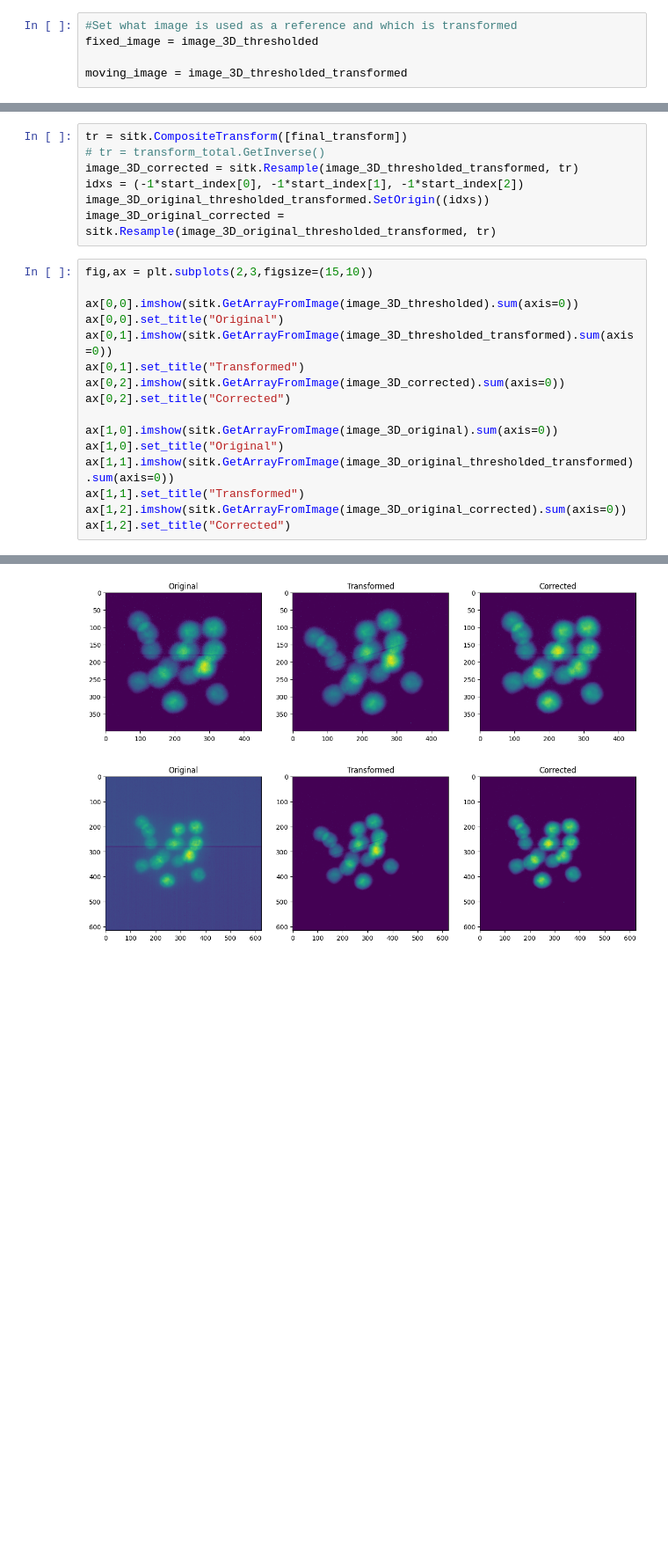
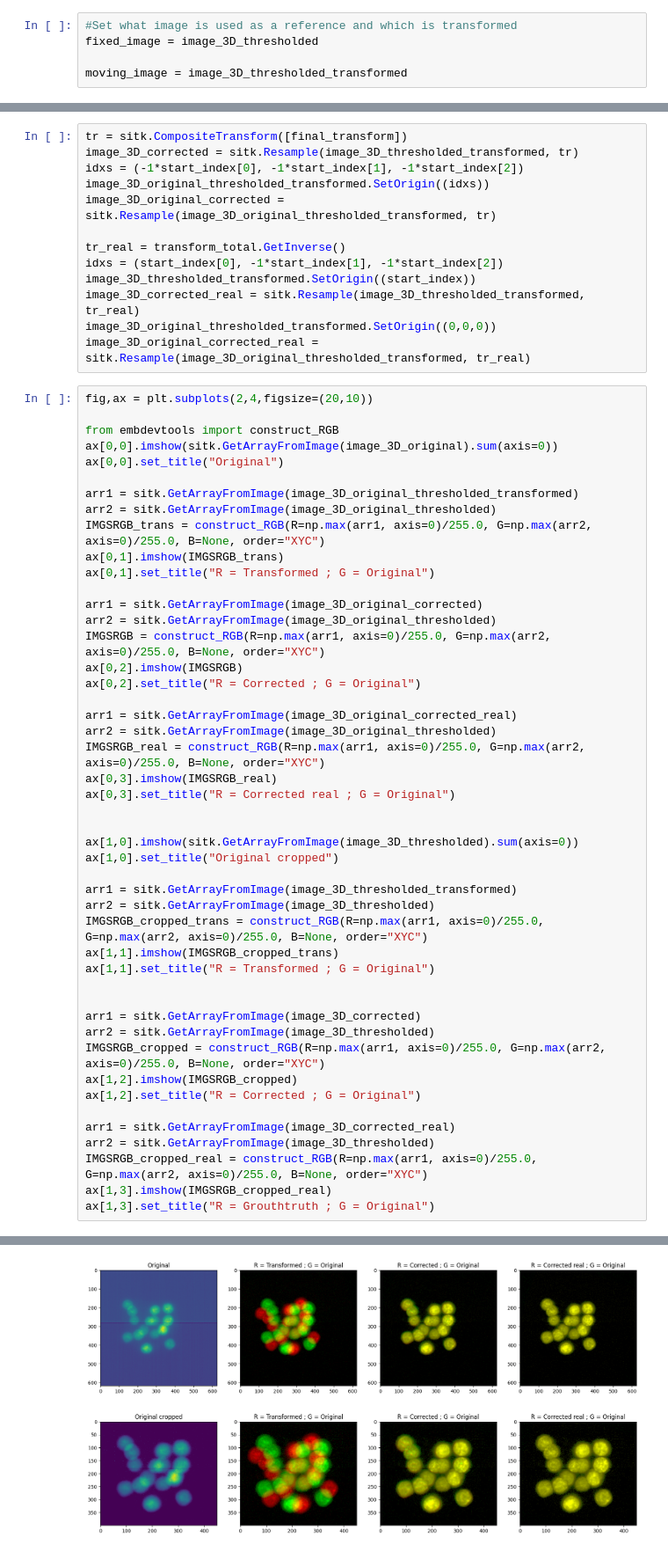
Before and after one commit to dsb-lab/registration_sitk, a Jupyter notebook: sitk_proof_of_concept.ipynb, the cells around one changed output, grey strips where cells are left out. Shown at 88% size. Saved outputs shown, nothing was run; the diff lists cells and outputs as text; blank space fills up the shorter version.

```diff
--- a/sitk_proof_of_concept.ipynb
+++ b/sitk_proof_of_concept.ipynb
@@ -229,24 +228,61 @@ Optimizer's stopping condition, GradientDescentOptimizerv4Template: Convergence
 # %%
 tr = sitk.CompositeTransform([final_transform])
-# tr = transform_total.GetInverse()
 image_3D_corrected = sitk.Resample(image_3D_thresholded_transformed, tr)
 idxs = (-1*start_index[0], -1*start_index[1], -1*start_index[2])
 image_3D_original_thresholded_transformed.SetOrigin((idxs))
 image_3D_original_corrected = sitk.Resample(image_3D_original_thresholded_transformed, tr)
+
+tr_real = transform_total.GetInverse()
+idxs = (start_index[0], -1*start_index[1], -1*start_index[2])
+image_3D_thresholded_transformed.SetOrigin((start_index))
+image_3D_corrected_real = sitk.Resample(image_3D_thresholded_transformed, tr_real)
+image_3D_original_thresholded_transformed.SetOrigin((0,0,0))
+image_3D_original_corrected_real = sitk.Resample(image_3D_original_thresholded_transformed, tr_real)
 # %%
-fig,ax = plt.subplots(2,3,figsize=(15,10))
+fig,ax = plt.subplots(2,4,figsize=(20,10))
 
-ax[0,0].imshow(sitk.GetArrayFromImage(image_3D_thresholded).sum(axis=0))
+from embdevtools import construct_RGB
+ax[0,0].imshow(sitk.GetArrayFromImage(image_3D_original).sum(axis=0))
 ax[0,0].set_title("Original")
-ax[0,1].imshow(sitk.GetArrayFromImage(image_3D_thresholded_transformed).sum(axis=0))
-ax[0,1].set_title("Transformed")
-ax[0,2].imshow(sitk.GetArrayFromImage(image_3D_corrected).sum(axis=0))
-ax[0,2].set_title("Corrected")
 
-ax[1,0].imshow(sitk.GetArrayFromImage(image_3D_original).sum(axis=0))
-ax[1,0].set_title("Original")
-ax[1,1].imshow(sitk.GetArrayFromImage(image_3D_original_thresholded_transformed).sum(axis=0))
-ax[1,1].set_title("Transformed")
-ax[1,2].imshow(sitk.GetArrayFromImage(image_3D_original_corrected).sum(axis=0))
-ax[1,2].set_title("Corrected")
+arr1 = sitk.GetArrayFromImage(image_3D_original_thresholded_transformed)
+arr2 = sitk.GetArrayFromImage(image_3D_original_thresholded)
+IMGSRGB_trans = construct_RGB(R=np.max(arr1, axis=0)/255.0, G=np.max(arr2, axis=0)/255.0, B=None, order="XYC")
+ax[0,1].imshow(IMGSRGB_trans)
+ax[0,1].set_title("R = Transformed ; G = Original")
+
+arr1 = sitk.GetArrayFromImage(image_3D_original_corrected)
+arr2 = sitk.GetArrayFromImage(image_3D_original_thresholded)
+IMGSRGB = construct_RGB(R=np.max(arr1, axis=0)/255.0, G=np.max(arr2, axis=0)/255.0, B=None, order="XYC")
+ax[0,2].imshow(IMGSRGB)
+ax[0,2].set_title("R = Corrected ; G = Original")
+
+arr1 = sitk.GetArrayFromImage(image_3D_original_corrected_real)
+arr2 = sitk.GetArrayFromImage(image_3D_original_thresholded)
+IMGSRGB_real = construct_RGB(R=np.max(arr1, axis=0)/255.0, G=np.max(arr2, axis=0)/255.0, B=None, order="XYC")
+ax[0,3].imshow(IMGSRGB_real)
+ax[0,3].set_title("R = Corrected real ; G = Original")
+
+
+ax[1,0].imshow(sitk.GetArrayFromImage(image_3D_thresholded).sum(axis=0))
+ax[1,0].set_title("Original cropped")
+
+arr1 = sitk.GetArrayFromImage(image_3D_thresholded_transformed)
+arr2 = sitk.GetArrayFromImage(image_3D_thresholded)
+IMGSRGB_cropped_trans = construct_RGB(R=np.max(arr1, axis=0)/255.0, G=np.max(arr2, axis=0)/255.0, B=None, order="XYC")
+ax[1,1].imshow(IMGSRGB_cropped_trans)
+ax[1,1].set_title("R = Transformed ; G = Original")
+
+
+arr1 = sitk.GetArrayFromImage(image_3D_corrected)
+arr2 = sitk.GetArrayFromImage(image_3D_thresholded)
+IMGSRGB_cropped = construct_RGB(R=np.max(arr1, axis=0)/255.0, G=np.max(arr2, axis=0)/255.0, B=None, order="XYC")
+ax[1,2].imshow(IMGSRGB_cropped)
+ax[1,2].set_title("R = Corrected ; G = Original")
+
+arr1 = sitk.GetArrayFromImage(image_3D_corrected_real)
+arr2 = sitk.GetArrayFromImage(image_3D_thresholded)
+IMGSRGB_cropped_real = construct_RGB(R=np.max(arr1, axis=0)/255.0, G=np.max(arr2, axis=0)/255.0, B=None, order="XYC")
+ax[1,3].imshow(IMGSRGB_cropped_real)
+ax[1,3].set_title("R = Grouthtruth ; G = Original")
 # %% [output]
@@ -254 +290 @@ Text(0.5, 1.0, 'Corrected')
-[figure, old version]
+[figure, new version]
```
Also changed, not shown: parts of 4 cells of this notebook.
